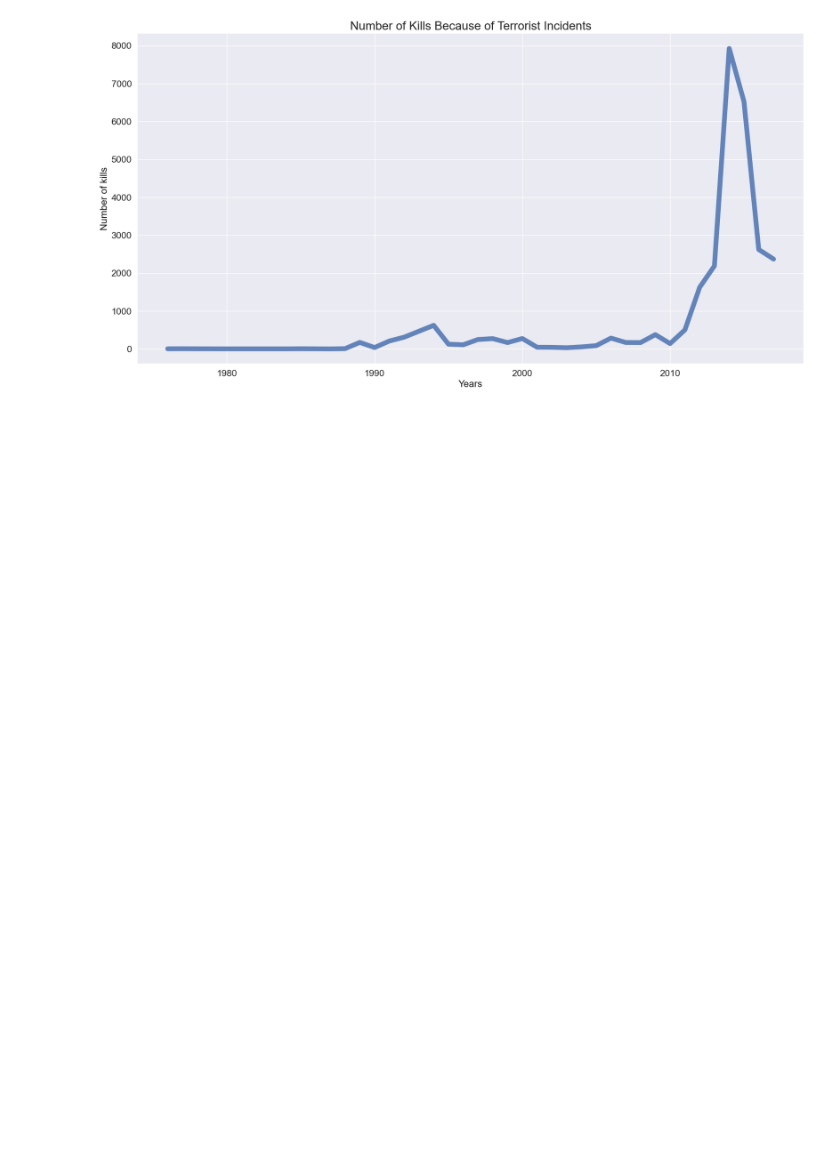
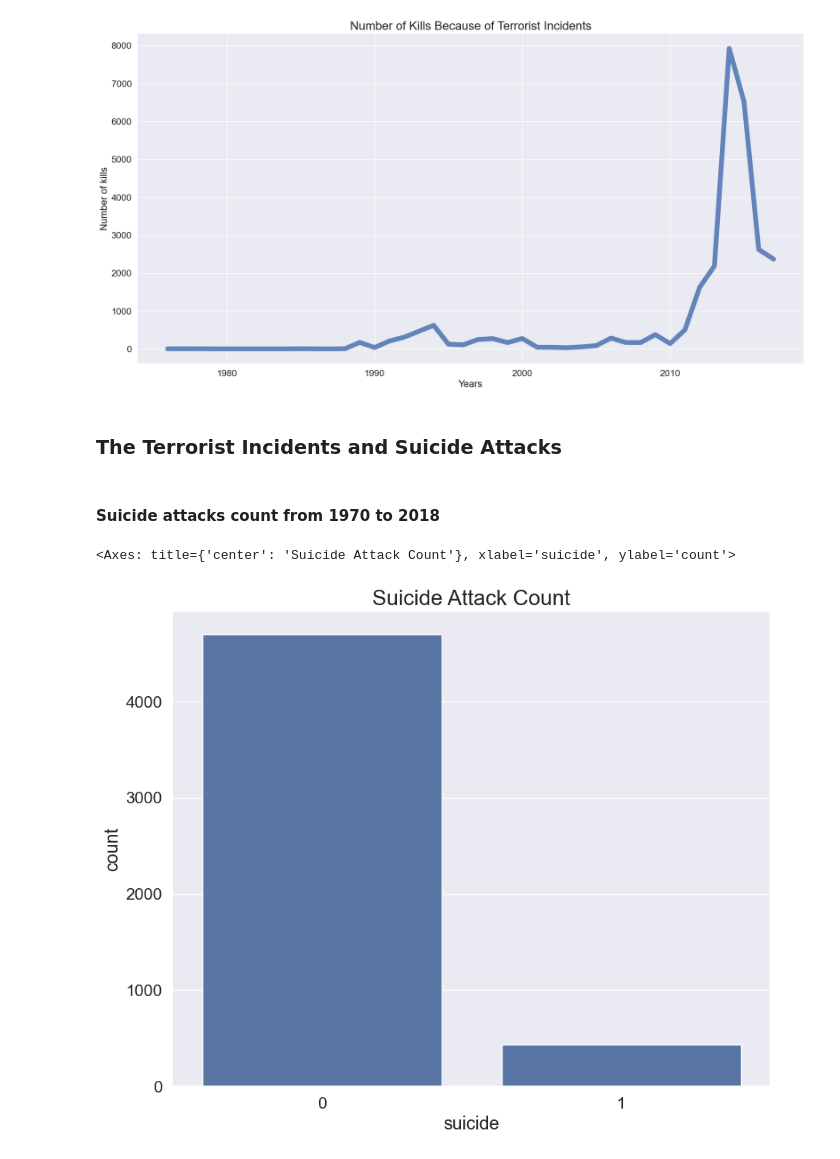
Before and after one commit to baafbass/Casptone_Project_For_SDG, a Jupyter notebook: Terrorism_attack.ipynb, the cells around one changed output. Drawn from its saved outputs; the diff is of its cells as text; code cells hidden in the pictures; blank space fills up the shorter version.

```diff
--- a/Terrorism_attack.ipynb
+++ b/Terrorism_attack.ipynb
@@ -312,3 +292,14 @@ plt.ylabel('Number of kills',color='k',size=16)
 plt.show()
 # %% [output]
 [figure]
+# %% [markdown]
+### The Terrorist Incidents and Suicide Attacks
+# %% [markdown]
+#### Suicide attacks count from 1970 to 2018
+# %%
+sns.set(rc={'figure.figsize':(10,8)},font_scale=1.4)
+plt.title("Suicide Attack Count",size=20)
+sns.countplot(x="suicide",data=df,order=df.suicide.value_counts().index)
+# %% [output]
+<Axes: title={'center': 'Suicide Attack Count'}, xlabel='suicide', ylabel='count'>
+[figure, added]
```
Also changed, not shown: parts of 80 cells of this notebook.
